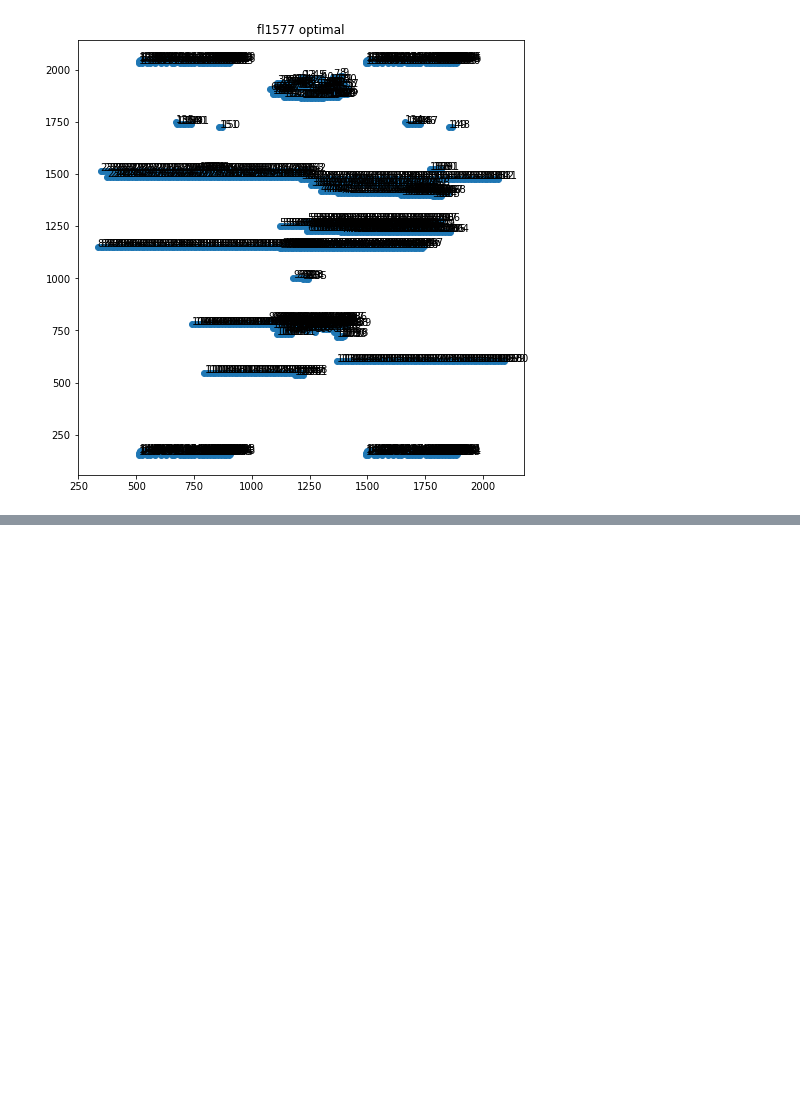
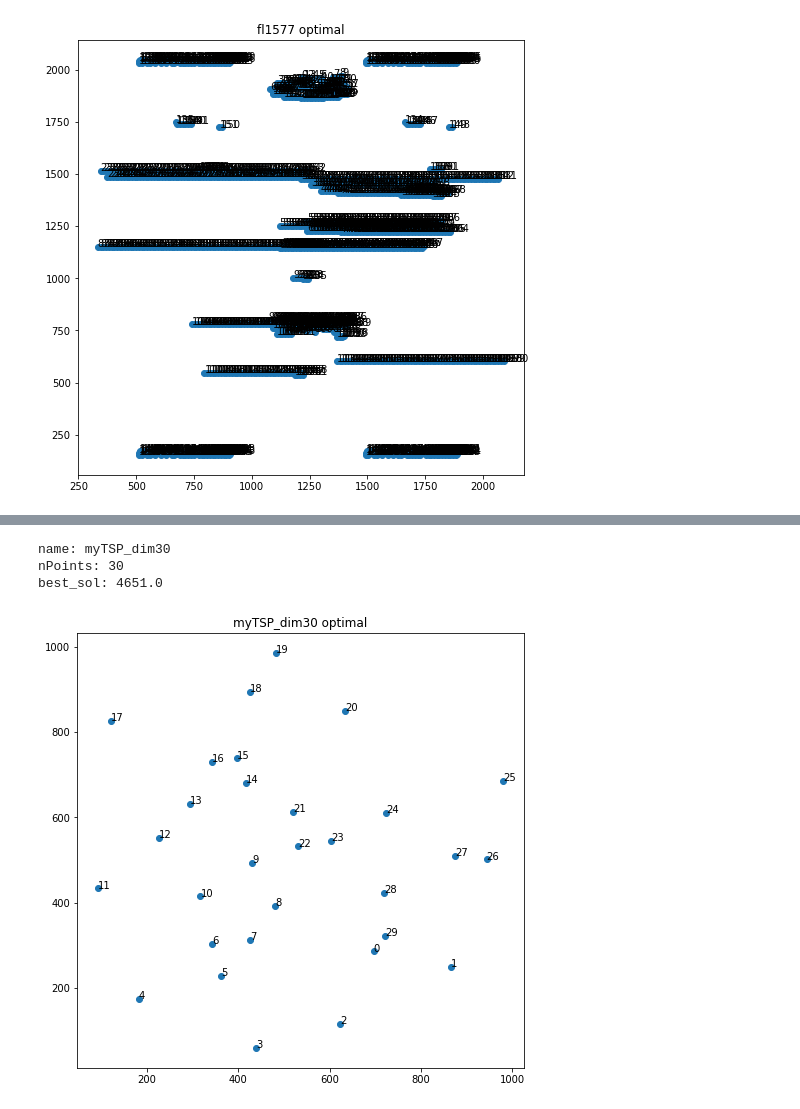
Before and after one commit to WiZeYAR/AI2021MA, a Jupyter notebook: ACS_for_the_TSP.ipynb, the cells around one changed output, grey strips where cells are left out. Saved outputs shown, nothing was run; the diff lists cells and outputs as text; code cells hidden in the pictures; blank space fills up the shorter version.

```diff
--- a/ACS_for_the_TSP.ipynb
+++ b/ACS_for_the_TSP.ipynb
@@ -97,0 +116,9 @@ pheromone     : [2.2024013927634025e-08, 2.2024013927634025e-08, 2.2024013927634
+# %%
+ic = TSP_Instance_Creator("standard", 'myTSP_dim30.tsp')
+ic.print_info()
+ic.plot_data()
+# %% [output]
+name: myTSP_dim30
+nPoints: 30
+best_sol: 4651.0
+[figure, added]
```
Also changed, not shown: parts of 4 cells of this notebook.
